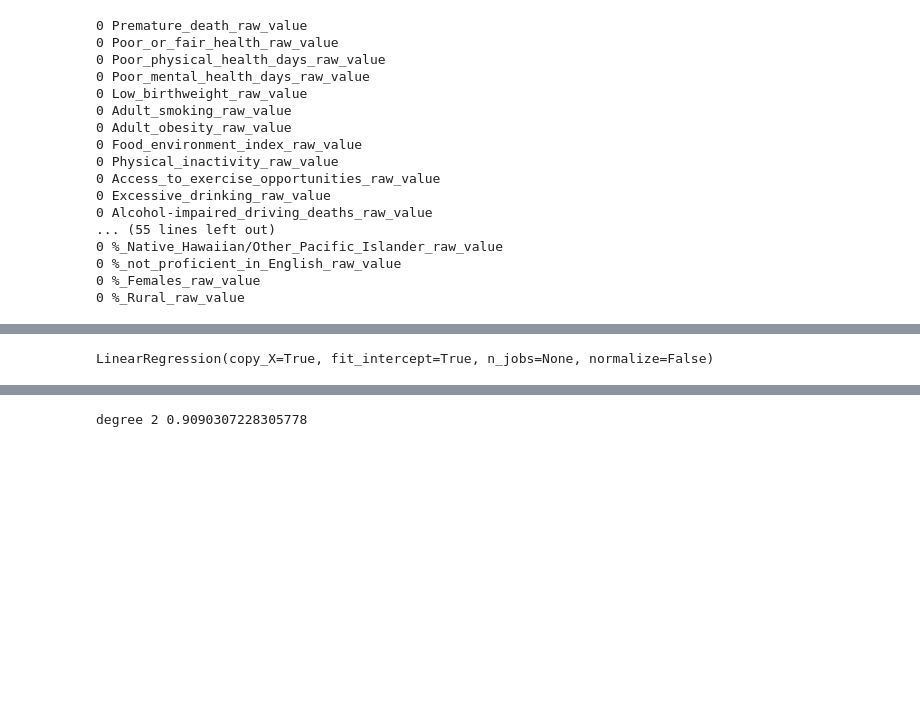
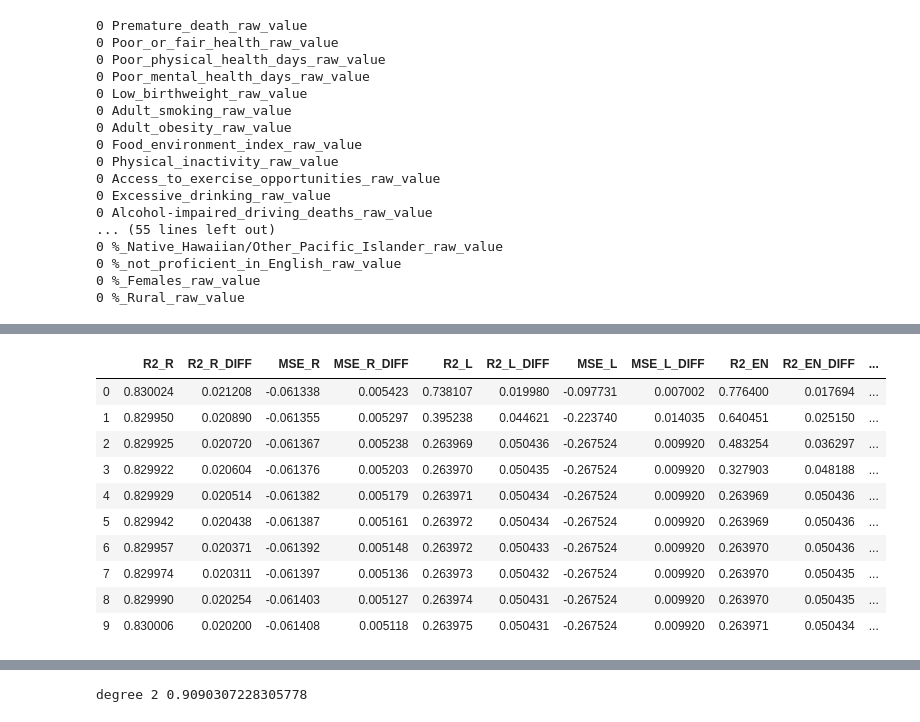
Before and after one commit to nielsbclausen/Mod_4_Project, a Jupyter notebook: Niels_nb.ipynb, the cells around one changed output, grey strips where cells are left out. Saved outputs shown, nothing was run; the diff lists cells and outputs as text; code cells hidden in the pictures; blank space fills up the shorter version.

```diff
--- a/Niels_nb.ipynb
+++ b/Niels_nb.ipynb
@@ -336,8 +409,17 @@ dfreg.describe()
 # %%
-X_base = dfreg[['Poor_physical_health_days_raw_value', 'Median_household_income_raw_value', 'Unemployment_raw_value', 'Income_inequality_raw_value']]
+X_base = dfreg[['Poor_physical_health_days_raw_value', 'Median_household_income_raw_value', 'Unemployment_raw_value']]
 y_base = dfreg['Poor_mental_health_days_raw_value']
+base = Regularisation(X_base, y_base, 11, 1.1, 1.1)
+base
+# %% [output]
+|  | R2_R | R2_R_DIFF | MSE_R | MSE_R_DIFF | R2_L | R2_L_DIFF | MSE_L | MSE_L_DIFF | R2_EN | R2_EN_DIFF | ... |
+| 0 | 0.830024 | 0.021208 | -0.061338 | 0.005423 | 0.738107 | 0.019980 | -0.097731 | 0.007002 | 0.776400 | 0.017694 | ... |
+| 1 | 0.829950 | 0.020890 | -0.061355 | 0.005297 | 0.395238 | 0.044621 | -0.223740 | 0.014035 | 0.640451 | 0.025150 | ... |
+| 2 | 0.829925 | 0.020720 | -0.061367 | 0.005238 | 0.263969 | 0.050436 | -0.267524 | 0.009920 | 0.483254 | 0.036297 | ... |
+| 3 | 0.829922 | 0.020604 | -0.061376 | 0.005203 | 0.263970 | 0.050435 | -0.267524 | 0.009920 | 0.327903 | 0.048188 | ... |
+| 4 | 0.829929 | 0.020514 | -0.061382 | 0.005179 | 0.263971 | 0.050434 | -0.267524 | 0.009920 | 0.263969 | 0.050436 | ... |
+| 5 | 0.829942 | 0.020438 | -0.061387 | 0.005161 | 0.263972 | 0.050434 | -0.267524 | 0.009920 | 0.263969 | 0.050436 | ... |
+| 6 | 0.829957 | 0.020371 | -0.061392 | 0.005148 | 0.263972 | 0.050433 | -0.267524 | 0.009920 | 0.263970 | 0.050436 | ... |
+| 7 | 0.829974 | 0.020311 | -0.061397 | 0.005136 | 0.263973 | 0.050432 | -0.267524 | 0.009920 | 0.263970 | 0.050435 | ... |
+| 8 | 0.829990 | 0.020254 | -0.061403 | 0.005127 | 0.263974 | 0.050431 | -0.267524 | 0.009920 | 0.263970 | 0.050435 | ... |
+| 9 | 0.830006 | 0.020200 | -0.061408 | 0.005118 | 0.263975 | 0.050431 | -0.267524 | 0.009920 | 0.263971 | 0.050434 | ... |
-# %%
-base_reg = LinearRegression().fit(X_base, y_base)
-base_reg
-# %% [output]
-LinearRegression(copy_X=True, fit_intercept=True, n_jobs=None, normalize=False)
```
Also changed, not shown: parts of 11 cells of this notebook.
